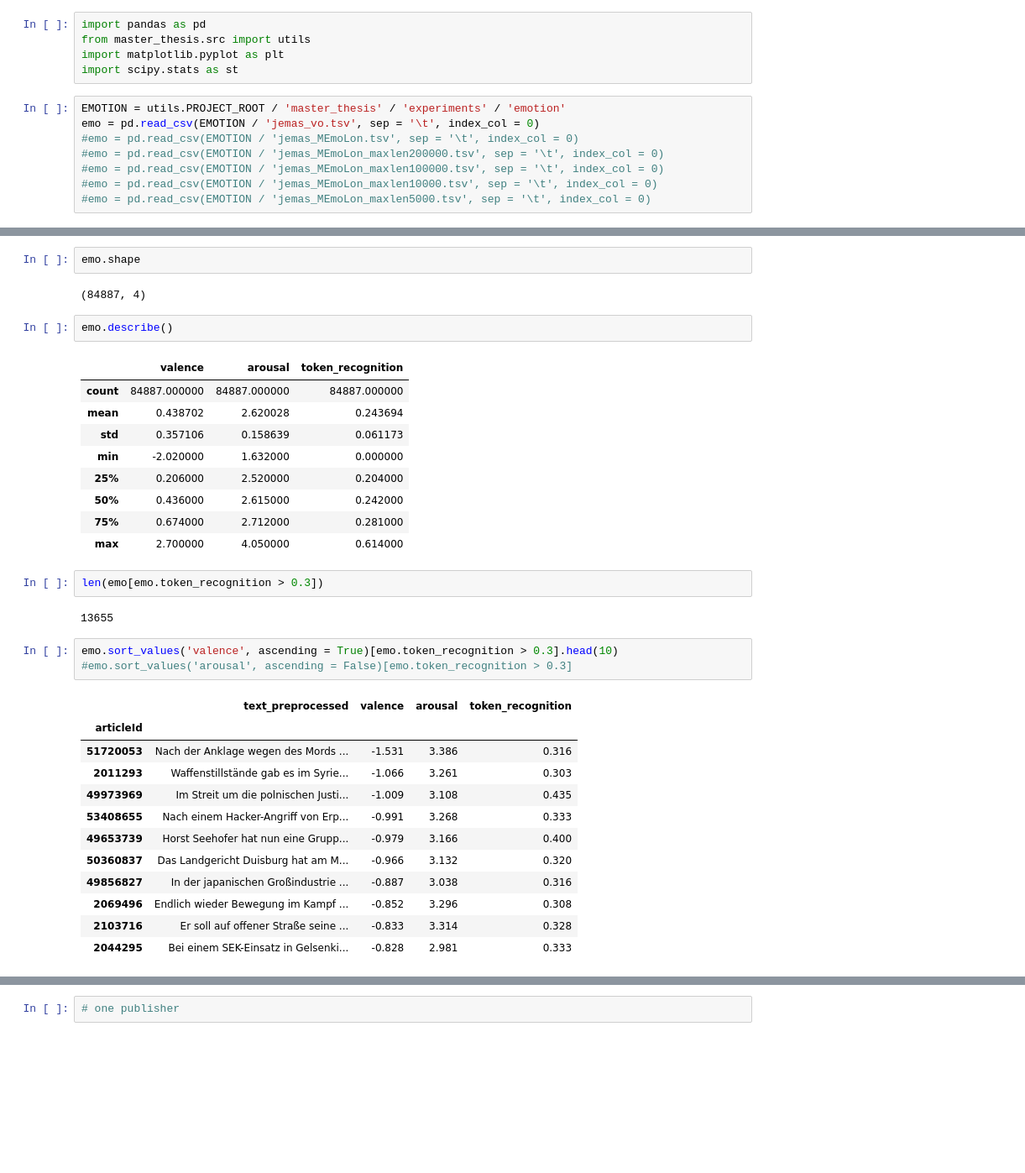
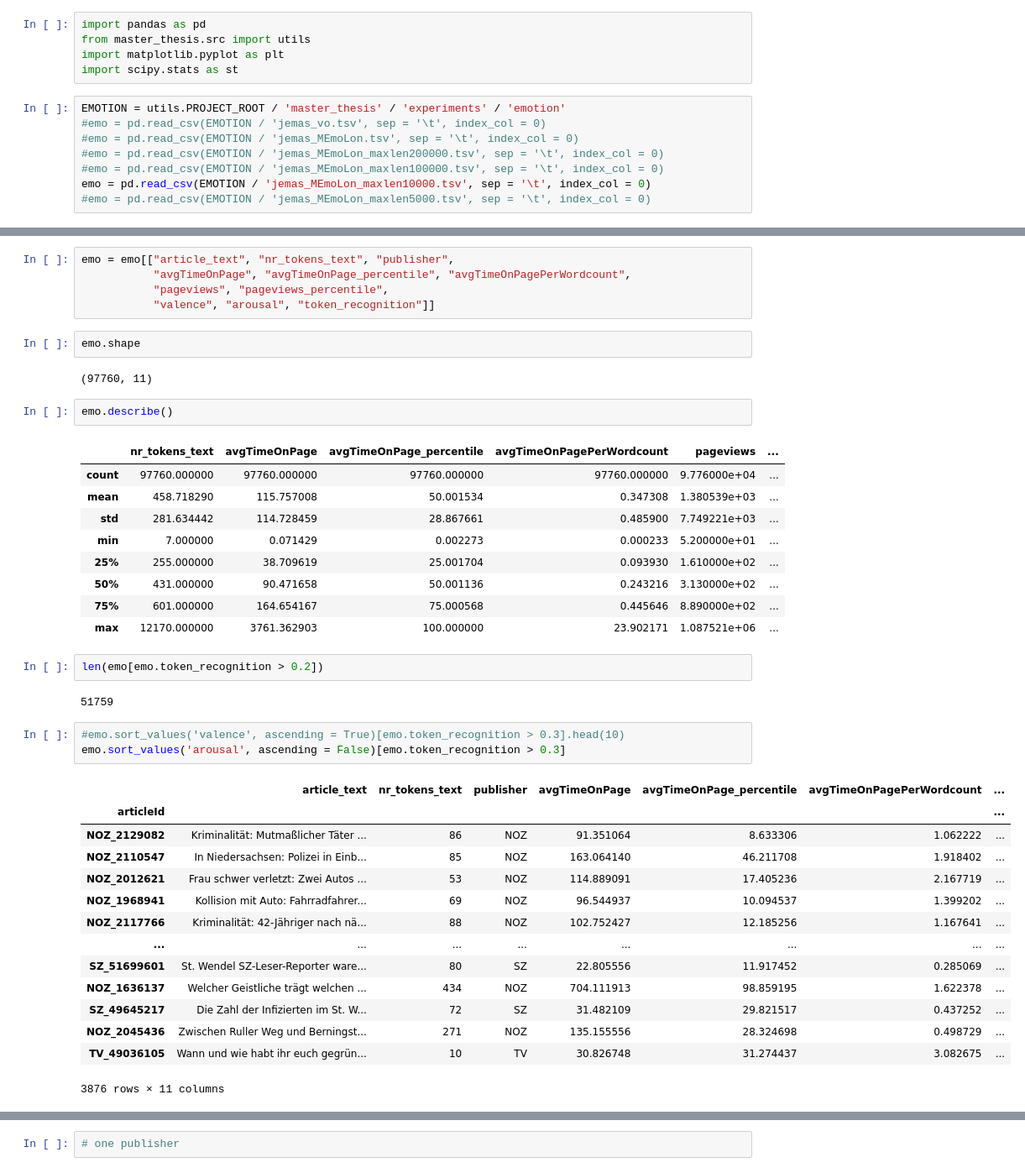
Before and after one commit to susannaruecker/master_thesis, a Jupyter notebook: master_thesis/notebooks/emotion_analysis.ipynb, the cells around one changed output, grey strips where cells are left out. Shown: that part at 84% size. Drawn from its saved outputs; the diff is of its cells as text; blank space fills up the shorter version.

```diff
--- a/master_thesis/notebooks/emotion_analysis.ipynb
+++ b/master_thesis/notebooks/emotion_analysis.ipynb
@@ -5,11 +5,11 @@ import matplotlib.pyplot as plt
 import scipy.stats as st
 # %%
 EMOTION = utils.PROJECT_ROOT / 'master_thesis' / 'experiments' / 'emotion'
-emo = pd.read_csv(EMOTION / 'jemas_vo.tsv', sep = '\t', index_col = 0)
+#emo = pd.read_csv(EMOTION / 'jemas_vo.tsv', sep = '\t', index_col = 0)
 #emo = pd.read_csv(EMOTION / 'jemas_MEmoLon.tsv', sep = '\t', index_col = 0)
 #emo = pd.read_csv(EMOTION / 'jemas_MEmoLon_maxlen200000.tsv', sep = '\t', index_col = 0)
 #emo = pd.read_csv(EMOTION / 'jemas_MEmoLon_maxlen100000.tsv', sep = '\t', index_col = 0)
-#emo = pd.read_csv(EMOTION / 'jemas_MEmoLon_maxlen10000.tsv', sep = '\t', index_col = 0)
+emo = pd.read_csv(EMOTION / 'jemas_MEmoLon_maxlen10000.tsv', sep = '\t', index_col = 0)
 #emo = pd.read_csv(EMOTION / 'jemas_MEmoLon_maxlen5000.tsv', sep = '\t', index_col = 0)
 # %%
 emo.head()
@@ -24,37 +25,44 @@ emo.head()
+# %%
+emo = emo[["article_text", "nr_tokens_text", "publisher",
+           "avgTimeOnPage", "avgTimeOnPage_percentile", "avgTimeOnPagePerWordcount",
+           "pageviews", "pageviews_percentile",
+           "valence", "arousal", "token_recognition"]]
 # %%
 emo.shape
 # %% [output]
-(84887, 4)
+(97760, 11)
 # %%
 emo.describe()
 # %% [output]
-|  | valence | arousal | token_recognition |
-| count | 84887.000000 | 84887.000000 | 84887.000000 |
-| mean | 0.438702 | 2.620028 | 0.243694 |
-| std | 0.357106 | 0.158639 | 0.061173 |
-| min | -2.020000 | 1.632000 | 0.000000 |
-| 25% | 0.206000 | 2.520000 | 0.204000 |
-| 50% | 0.436000 | 2.615000 | 0.242000 |
-| 75% | 0.674000 | 2.712000 | 0.281000 |
-| max | 2.700000 | 4.050000 | 0.614000 |
+|  | nr_tokens_text | avgTimeOnPage | avgTimeOnPage_percentile | avgTimeOnPagePerWordcount | pageviews | ... |
+| count | 97760.000000 | 97760.000000 | 97760.000000 | 97760.000000 | 9.776000e+04 | ... |
+| mean | 458.718290 | 115.757008 | 50.001534 | 0.347308 | 1.380539e+03 | ... |
+| std | 281.634442 | 114.728459 | 28.867661 | 0.485900 | 7.749221e+03 | ... |
+| min | 7.000000 | 0.071429 | 0.002273 | 0.000233 | 5.200000e+01 | ... |
+| 25% | 255.000000 | 38.709619 | 25.001704 | 0.093930 | 1.610000e+02 | ... |
+| 50% | 431.000000 | 90.471658 | 50.001136 | 0.243216 | 3.130000e+02 | ... |
+| 75% | 601.000000 | 164.654167 | 75.000568 | 0.445646 | 8.890000e+02 | ... |
+| max | 12170.000000 | 3761.362903 | 100.000000 | 23.902171 | 1.087521e+06 | ... |
 # %%
-len(emo[emo.token_recognition > 0.3])
+len(emo[emo.token_recognition > 0.2])
 # %% [output]
-13655
+51759
 # %%
-emo.sort_values('valence', ascending = True)[emo.token_recognition > 0.3].head(10)
-#emo.sort_values('arousal', ascending = False)[emo.token_recognition > 0.3]
+#emo.sort_values('valence', ascending = True)[emo.token_recognition > 0.3].head(10)
+emo.sort_values('arousal', ascending = False)[emo.token_recognition > 0.3]
 # %% [output]
-|  | text_preprocessed | valence | arousal | token_recognition |
-| articleId |  |  |  |  |
-| 51720053 | Nach der Anklage wegen des Mords ... | -1.531 | 3.386 | 0.316 |
-| 2011293 | Waffenstillstände gab es im Syrie... | -1.066 | 3.261 | 0.303 |
-| 49973969 | Im Streit um die polnischen Justi... | -1.009 | 3.108 | 0.435 |
-| 53408655 | Nach einem Hacker-Angriff von Erp... | -0.991 | 3.268 | 0.333 |
-| 49653739 | Horst Seehofer hat nun eine Grupp... | -0.979 | 3.166 | 0.400 |
-| 50360837 | Das Landgericht Duisburg hat am M... | -0.966 | 3.132 | 0.320 |
-| 49856827 | In der japanischen Großindustrie ... | -0.887 | 3.038 | 0.316 |
-| 2069496 | Endlich wieder Bewegung im Kampf ... | -0.852 | 3.296 | 0.308 |
-| 2103716 | Er soll auf offener Straße seine ... | -0.833 | 3.314 | 0.328 |
-| 2044295 | Bei einem SEK-Einsatz in Gelsenki... | -0.828 | 2.981 | 0.333 |
+|  | article_text | nr_tokens_text | publisher | avgTimeOnPage | avgTimeOnPage_percentile | avgTimeOnPagePerWordcount | ... |
+| articleId |  |  |  |  |  |  | ... |
+| NOZ_2129082 | Kriminalität: Mutmaßlicher Täter ... | 86 | NOZ | 91.351064 | 8.633306 | 1.062222 | ... |
+| NOZ_2110547 | In Niedersachsen: Polizei in Einb... | 85 | NOZ | 163.064140 | 46.211708 | 1.918402 | ... |
+| NOZ_2012621 | Frau schwer verletzt: Zwei Autos ... | 53 | NOZ | 114.889091 | 17.405236 | 2.167719 | ... |
+| NOZ_1968941 | Kollision mit Auto: Fahrradfahrer... | 69 | NOZ | 96.544937 | 10.094537 | 1.399202 | ... |
+| NOZ_2117766 | Kriminalität: 42-Jähriger nach nä... | 88 | NOZ | 102.752427 | 12.185256 | 1.167641 | ... |
+| ... | ... | ... | ... | ... | ... | ... | ... |
+| SZ_51699601 | St. Wendel SZ-Leser-Reporter ware... | 80 | SZ | 22.805556 | 11.917452 | 0.285069 | ... |
+| NOZ_1636137 | Welcher Geistliche trägt welchen ... | 434 | NOZ | 704.111913 | 98.859195 | 1.622378 | ... |
+| SZ_49645217 | Die Zahl der Infizierten im St. W... | 72 | SZ | 31.482109 | 29.821517 | 0.437252 | ... |
+| NOZ_2045436 | Zwischen Ruller Weg und Berningst... | 271 | NOZ | 135.155556 | 28.324698 | 0.498729 | ... |
+| TV_49036105 | Wann und wie habt ihr euch gegrün... | 10 | TV | 30.826748 | 31.274437 | 3.082675 | ... |
+3876 rows × 11 columns
 # %%
```
Also changed, not shown: parts of 25 cells of this notebook, 2 other files.
